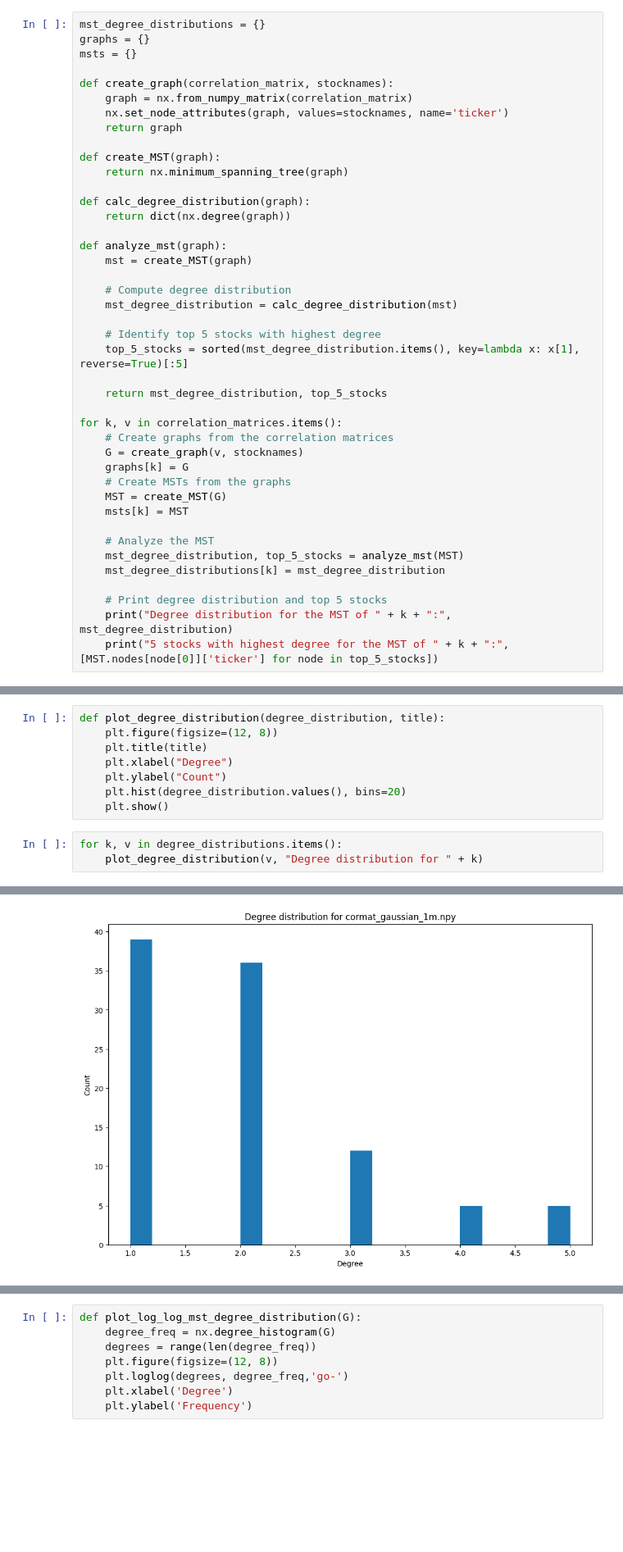
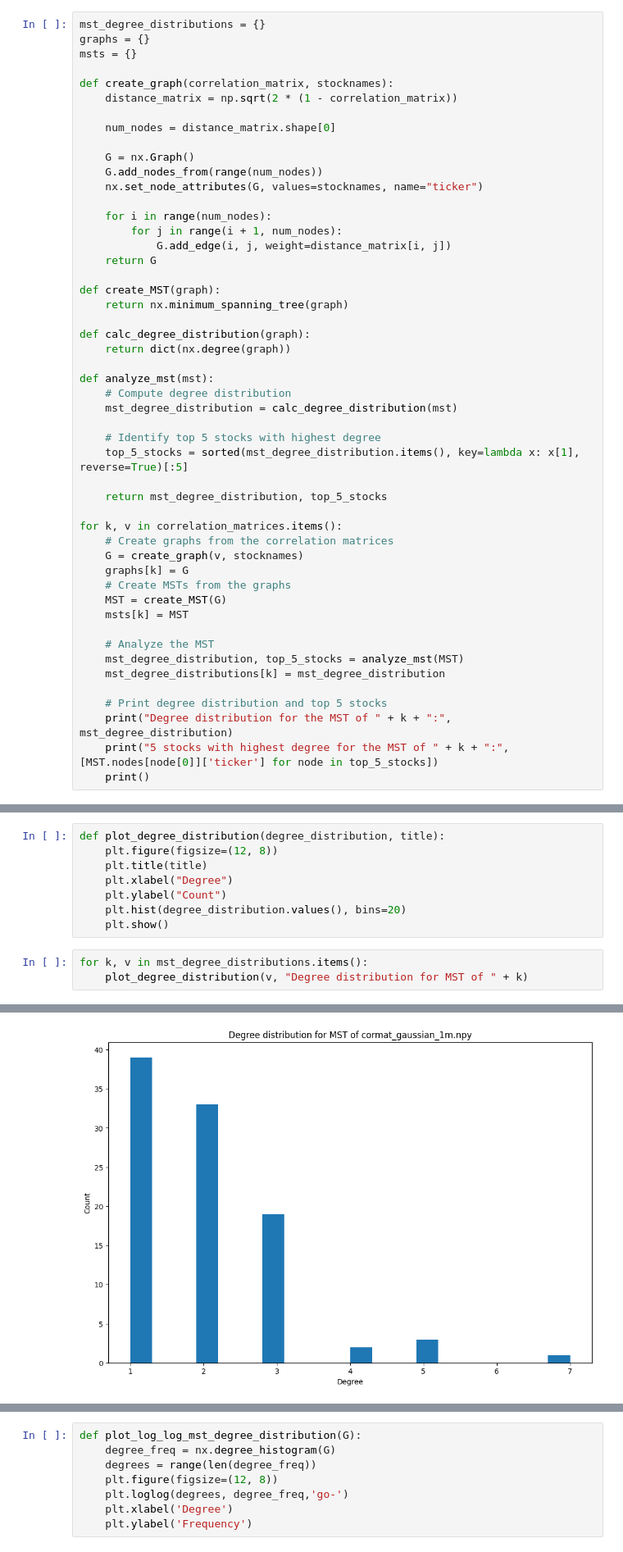
Before and after one commit to paolovic/NetworkScience, a Jupyter notebook: Assignment 3/2 Stock correlations/main.ipynb, the cells around one changed output, grey strips where cells are left out. Shown: that part at 82% size. Drawn from its saved outputs; the diff is of its cells as text; blank space fills up the shorter version.

```diff
--- a/Assignment 3/2 Stock correlations/main.ipynb
+++ b/Assignment 3/2 Stock correlations/main.ipynb
@@ -44,9 +50,18 @@ graphs = {}
 msts = {}
 
 def create_graph(correlation_matrix, stocknames):
-    graph = nx.from_numpy_matrix(correlation_matrix)
-    nx.set_node_attributes(graph, values=stocknames, name='ticker')
-    return graph
+    distance_matrix = np.sqrt(2 * (1 - correlation_matrix))
+
+    num_nodes = distance_matrix.shape[0]
+
+    G = nx.Graph()
+    G.add_nodes_from(range(num_nodes))
+    nx.set_node_attributes(G, values=stocknames, name="ticker")
+
+    for i in range(num_nodes):
+        for j in range(i + 1, num_nodes):
+            G.add_edge(i, j, weight=distance_matrix[i, j])
+    return G
 
 def create_MST(graph):
     return nx.minimum_spanning_tree(graph)
@@ -54,9 +69,7 @@ def create_MST(graph):
 def calc_degree_distribution(graph):
     return dict(nx.degree(graph))
 
-def analyze_mst(graph):
-    mst = create_MST(graph)
-
+def analyze_mst(mst):
     # Compute degree distribution
     mst_degree_distribution = calc_degree_distribution(mst)
 
@@ -80,4 +93,5 @@ for k, v in correlation_matrices.items():
     # Print degree distribution and top 5 stocks
     print("Degree distribution for the MST of " + k + ":", mst_degree_distribution)
     print("5 stocks with highest degree for the MST of " + k + ":", [MST.nodes[node[0]]['ticker'] for node in top_5_stocks])
+    print()
 # %% [output]
@@ -104,6 +121,6 @@ def plot_degree_distribution(degree_distribution, title):
     plt.hist(degree_distribution.values(), bins=20)
     plt.show()
 # %%
-for k, v in degree_distributions.items():
-    plot_degree_distribution(v, "Degree distribution for " + k)
+for k, v in mst_degree_distributions.items():
+    plot_degree_distribution(v, "Degree distribution for MST of " + k)
 # %% [output]
@@ -113 +130 @@ for k, v in degree_distributions.items():
-[figure, old version]
+[figure, new version]
```
Also changed, not shown: parts of 8 cells of this notebook.
